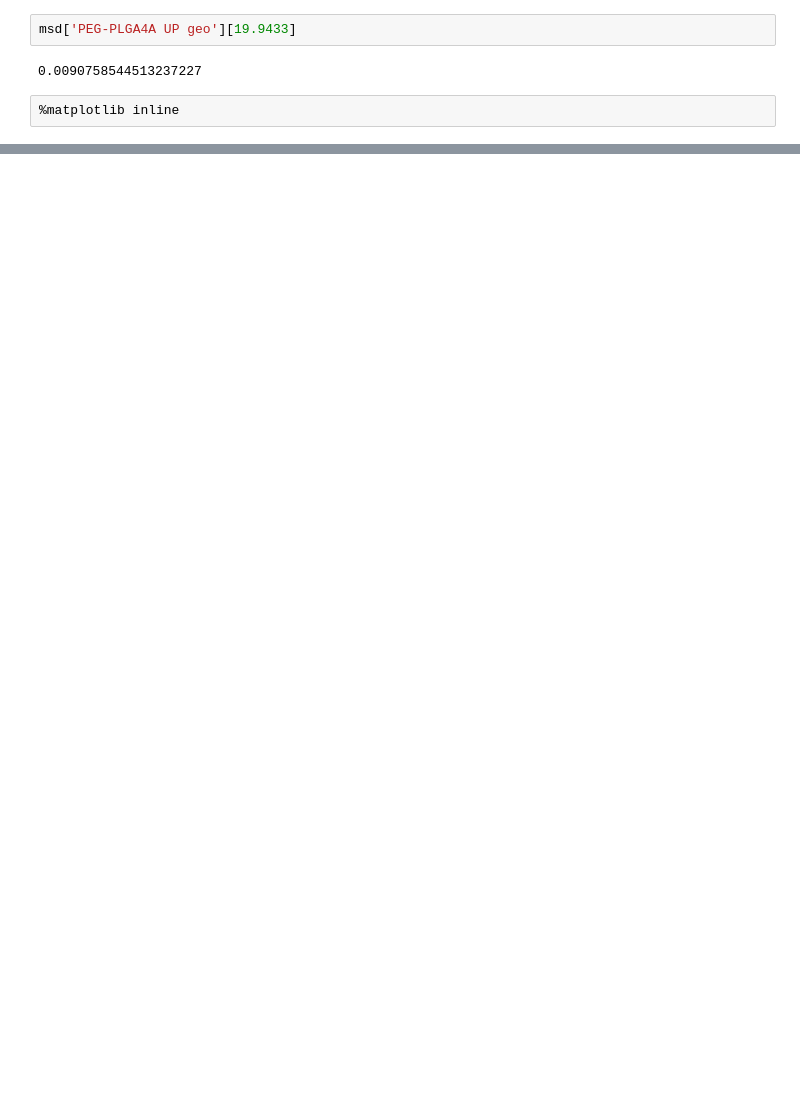
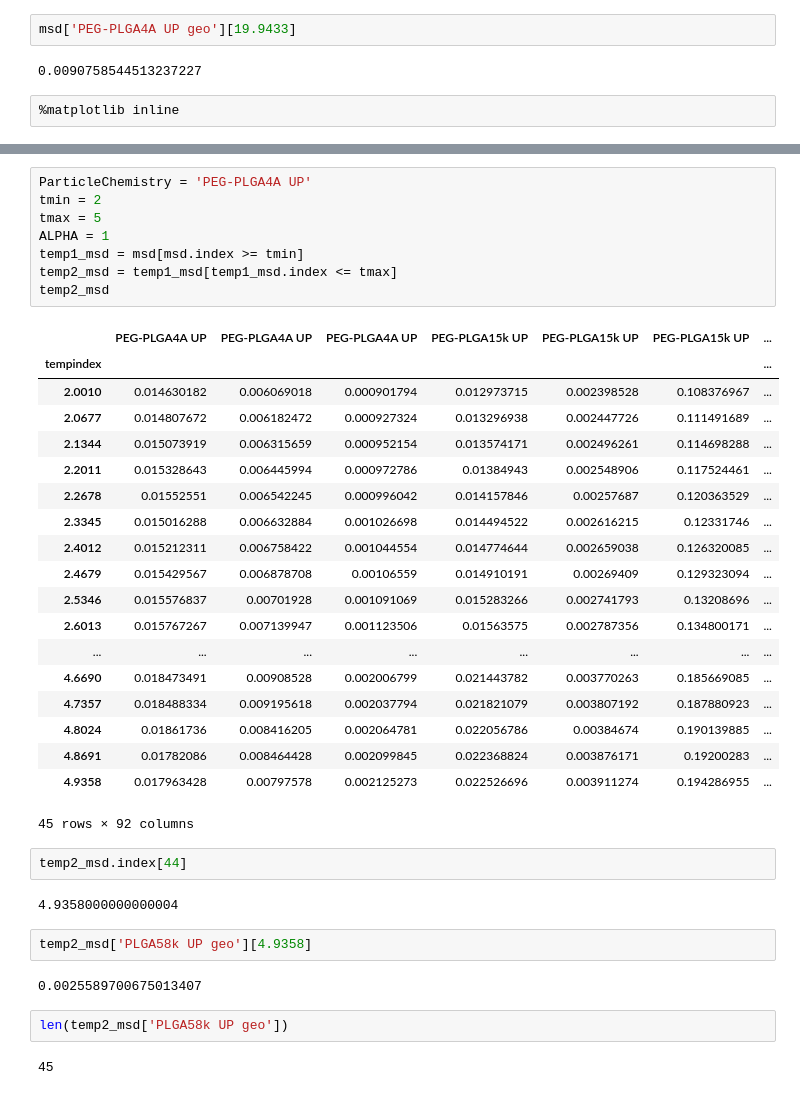
Before and after one commit to ccurtis7/brain_diffusion, a Jupyter notebook: test_notebooks/Ian_testing.ipynb, the cells around one changed output, grey strips where cells are left out. Cells and saved outputs as stored; diff of their text form; blank space fills up the shorter version.

```diff
--- a/test_notebooks/Ian_testing.ipynb
+++ b/test_notebooks/Ian_testing.ipynb
@@ -312,0 +322,40 @@ compute_plot_Deff('PLGA15k 0.5CHA geo',1,2)
+# %%
+ParticleChemistry = 'PEG-PLGA4A UP'
+tmin = 2
+tmax = 5
+ALPHA = 1
+temp1_msd = msd[msd.index >= tmin]
+temp2_msd = temp1_msd[temp1_msd.index <= tmax]
+temp2_msd
+# %% [output]
+|  | PEG-PLGA4A UP | PEG-PLGA4A UP | PEG-PLGA4A UP | PEG-PLGA15k UP | PEG-PLGA15k UP | PEG-PLGA15k UP | ... |
+| tempindex |  |  |  |  |  |  | ... |
+| 2.0010 | 0.014630182 | 0.006069018 | 0.000901794 | 0.012973715 | 0.002398528 | 0.108376967 | ... |
+| 2.0677 | 0.014807672 | 0.006182472 | 0.000927324 | 0.013296938 | 0.002447726 | 0.111491689 | ... |
+| 2.1344 | 0.015073919 | 0.006315659 | 0.000952154 | 0.013574171 | 0.002496261 | 0.114698288 | ... |
+| 2.2011 | 0.015328643 | 0.006445994 | 0.000972786 | 0.01384943 | 0.002548906 | 0.117524461 | ... |
+| 2.2678 | 0.01552551 | 0.006542245 | 0.000996042 | 0.014157846 | 0.00257687 | 0.120363529 | ... |
+| 2.3345 | 0.015016288 | 0.006632884 | 0.001026698 | 0.014494522 | 0.002616215 | 0.12331746 | ... |
+| 2.4012 | 0.015212311 | 0.006758422 | 0.001044554 | 0.014774644 | 0.002659038 | 0.126320085 | ... |
+| 2.4679 | 0.015429567 | 0.006878708 | 0.00106559 | 0.014910191 | 0.00269409 | 0.129323094 | ... |
+| 2.5346 | 0.015576837 | 0.00701928 | 0.001091069 | 0.015283266 | 0.002741793 | 0.13208696 | ... |
+| 2.6013 | 0.015767267 | 0.007139947 | 0.001123506 | 0.01563575 | 0.002787356 | 0.134800171 | ... |
+| ... | ... | ... | ... | ... | ... | ... | ... |
+| 4.6690 | 0.018473491 | 0.00908528 | 0.002006799 | 0.021443782 | 0.003770263 | 0.185669085 | ... |
+| 4.7357 | 0.018488334 | 0.009195618 | 0.002037794 | 0.021821079 | 0.003807192 | 0.187880923 | ... |
+| 4.8024 | 0.01861736 | 0.008416205 | 0.002064781 | 0.022056786 | 0.00384674 | 0.190139885 | ... |
+| 4.8691 | 0.01782086 | 0.008464428 | 0.002099845 | 0.022368824 | 0.003876171 | 0.19200283 | ... |
+| 4.9358 | 0.017963428 | 0.00797578 | 0.002125273 | 0.022526696 | 0.003911274 | 0.194286955 | ... |
+45 rows × 92 columns
+# %%
+temp2_msd.index[44]
+# %% [output]
+4.9358000000000004
+# %%
+temp2_msd['PLGA58k UP geo'][4.9358]
+# %% [output]
+0.0025589700675013407
+# %%
+len(temp2_msd['PLGA58k UP geo'])
+# %% [output]
+45
```
Also changed, not shown: parts of 10 cells of this notebook.
